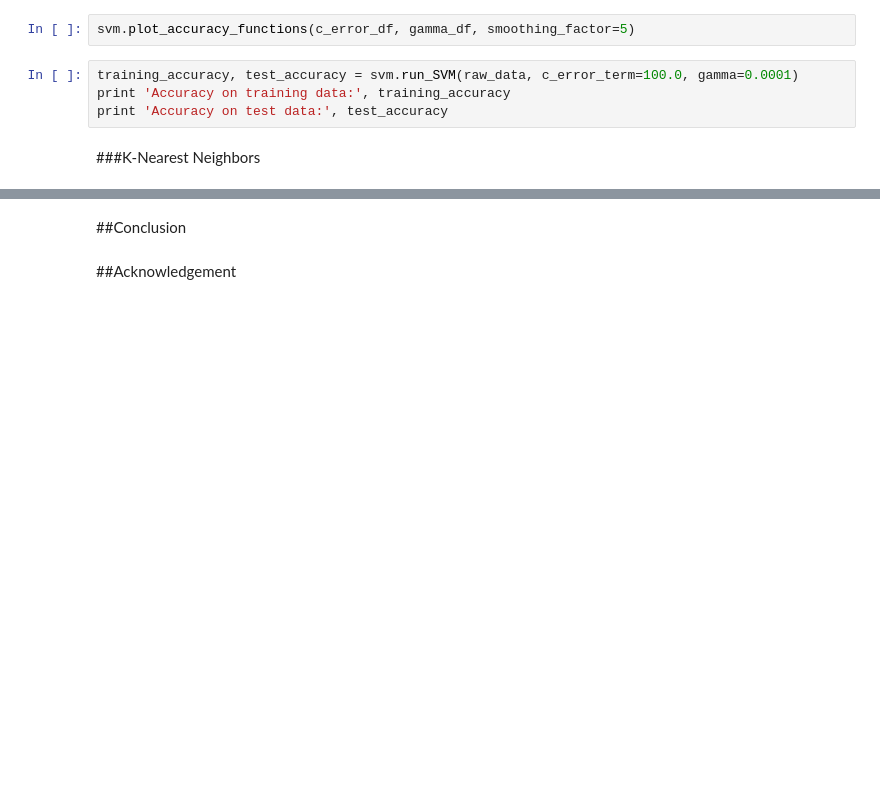
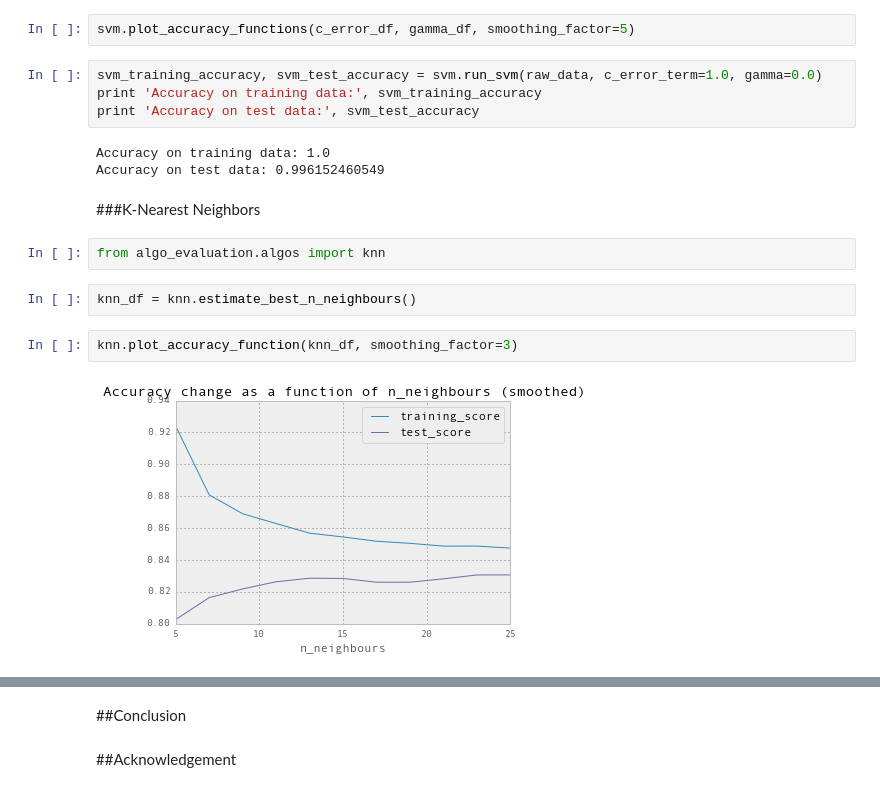
Before and after one commit to sshegheva/bag-of-algorithms, a Jupyter notebook: analysis/notebooks/Supervised Classification.ipynb, the cells around one changed output, grey strips where cells are left out. Cells and saved outputs as stored; diff of their text form; blank space fills up the shorter version.

```diff
--- a/analysis/notebooks/Supervised Classification.ipynb
+++ b/analysis/notebooks/Supervised Classification.ipynb
@@ -218,8 +184,19 @@ gamma_df = svm.estimate_best_gamma()
 # %%
 svm.plot_accuracy_functions(c_error_df, gamma_df, smoothing_factor=5)
 # %%
-training_accuracy, test_accuracy = svm.run_SVM(raw_data, c_error_term=100.0, gamma=0.0001)
-print 'Accuracy on training data:', training_accuracy
-print 'Accuracy on test data:', test_accuracy
+svm_training_accuracy, svm_test_accuracy = svm.run_svm(raw_data, c_error_term=1.0, gamma=0.0)
+print 'Accuracy on training data:', svm_training_accuracy
+print 'Accuracy on test data:', svm_test_accuracy
+# %% [output]
+Accuracy on training data: 1.0
+Accuracy on test data: 0.996152460549
 # %% [markdown]
 ###K-Nearest Neighbors
+# %%
+from algo_evaluation.algos import knn
+# %%
+knn_df = knn.estimate_best_n_neighbours()
+# %%
+knn.plot_accuracy_function(knn_df, smoothing_factor=3)
+# %% [output]
+[figure, added]
```
Also changed, not shown: parts of 15 cells of this notebook, 4 other files.
